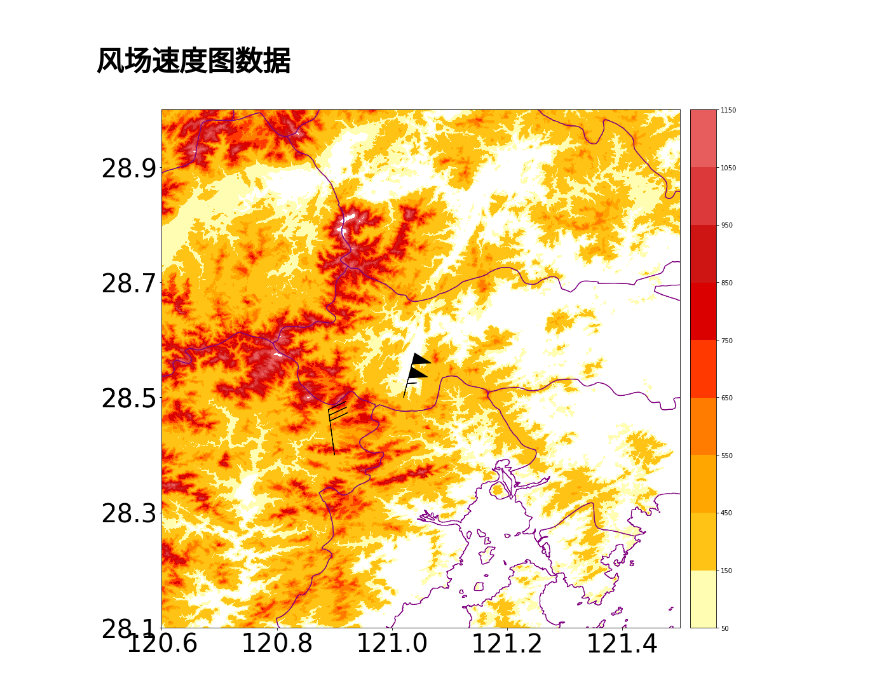
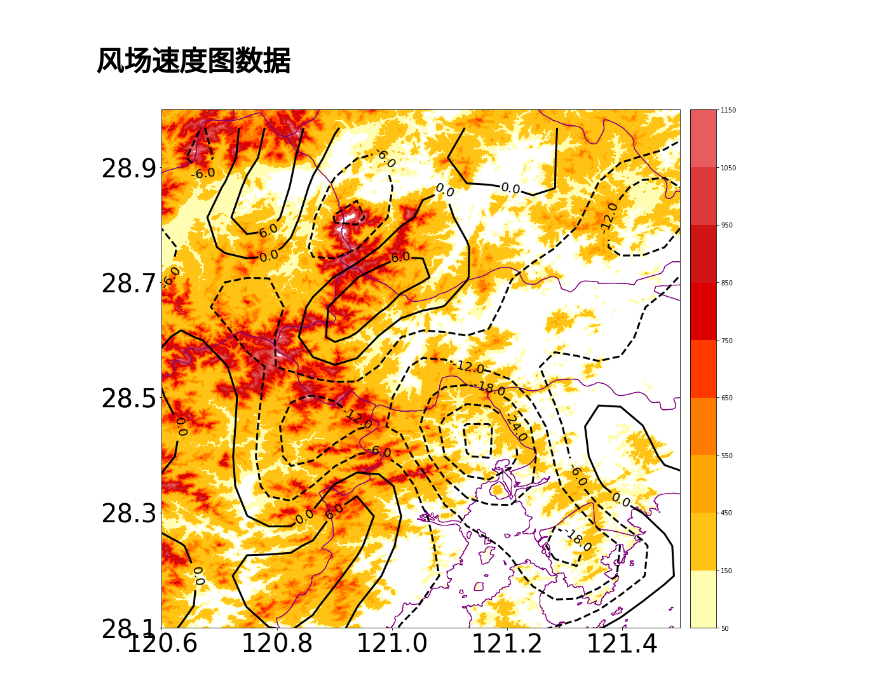
Before and after one commit to liyuan3970/3DVAR_retrive_radar_wind_from_typhoon1909, a Jupyter notebook: notebooks/山区图表整合.ipynb, the cells around one changed output. Saved outputs shown, nothing was run; the diff lists cells and outputs as text; code cells hidden in the pictures.

```diff
--- a/notebooks/山区图表整合.ipynb
+++ b/notebooks/山区图表整合.ipynb
@@ -546,38 +785,47 @@ m.readshapefile(fname,'zhejiang',color='purple',linewidth=1.2)
 
 m.colorbar(shade)
 
 # 绘制曲线
 
+dvpath = "/home/liyuan3970/3DVAR_retrive_radar_wind_from_typhoon1909/ncl/zdz/zdz_wind/dv_all.nc"
 
+f1 = xr.open_dataset(dvpath,decode_times=False)
 
+dv1 = f1.dv[5,:,:]
+da1 = dv1.sel(lat=slice(28.0,29), lon=slice(120., 121.8))
+da1 = da1 *10000
+londv = da1.lon
+latdv = da1.lat
 
-# a = m.contour(lonsdv, latsdv,da1,[-0.0016],linewidths=3,inline = True,fontsize = 50)
-#plt.clabel(a,inline = True,fontsize = 20)
+lonsdv, latsdv = np.meshgrid(londv, latdv)
+
+count = m.contour(lonsdv, latsdv,da1,linewidths=3,colors='k')
+plt.clabel(count,inline = True,fontsize = 20, fmt="%1.1f")
 # m.contour(lonsdv, latsdv,da1,[-0.002])
-u =  np.array((-25,4))
-v = np.array((-40*2.5,-30))
-lon_point = np.array((121.02,120.9))
-lat_point =  np.array((28.50,28.4))
+# u =  np.array((-25,4))
+# v = np.array((-40*2.5,-30))
+# lon_point = np.array((121.02,120.9))
+# lat_point =  np.array((28.50,28.4))
 
-m.barbs(lon_point,lat_point,u, v,length=12)
+# m.barbs(lon_point,lat_point,u, v,length=12)
 #plt.text(x1, y1, '03:00', fontsize=50)
 # print("da2",da2.min())
 # mi = da2.where(da2==da2.min())
 #da.where(da==da.max(), drop=True).squeeze()
 # s
 #m.contour(lonsdv, latsdv,da2,[-0.002])
 
 #m.contour(lonsdv, latsdv,da3,[-0.002],colors='black',linewidths=80)
 
 x_val_list=[120.6,120.8,121,121.2,121.4]
 #x_text_list=['80E','100E','120E','140E','160E']
 plt.xticks(x_val_list,size = 40)
 y_val_list=[28.1,28.3,28.5,28.5,28.7,28.9]
 # y_text_list=['10S','0','10N','20N','30N','40N','50N']
 plt.yticks(y_val_list,size = 40)
 
 
 # plt.savefig('../图片包/黄岩图/'+'地形')
 plt.show()
 # %% [output]
-[figure, old version]
+[figure, new version]
```
Also changed, not shown: parts of 2 cells of this notebook, 15 other files.
